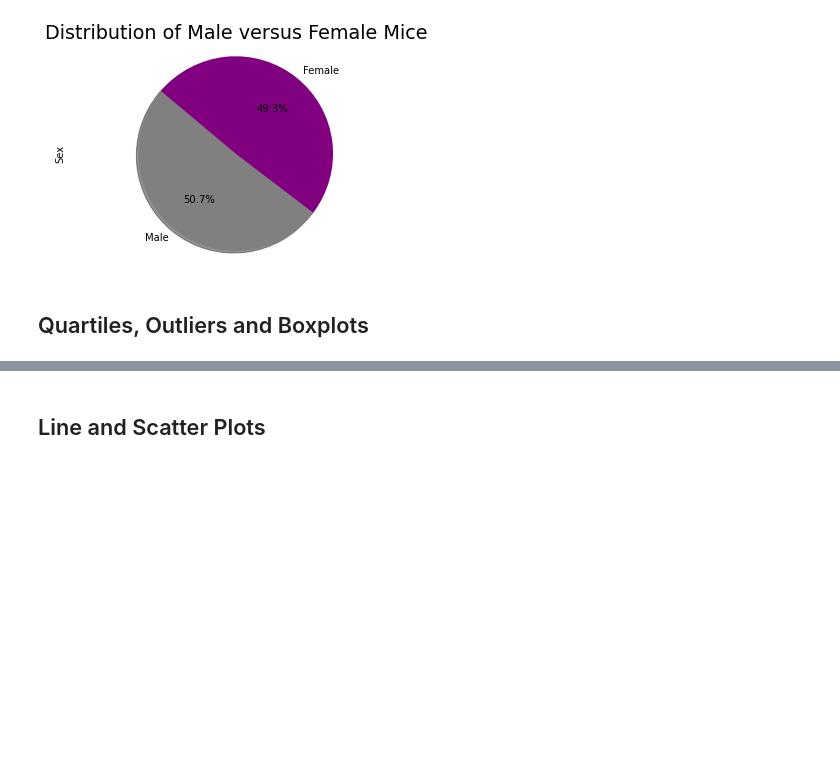
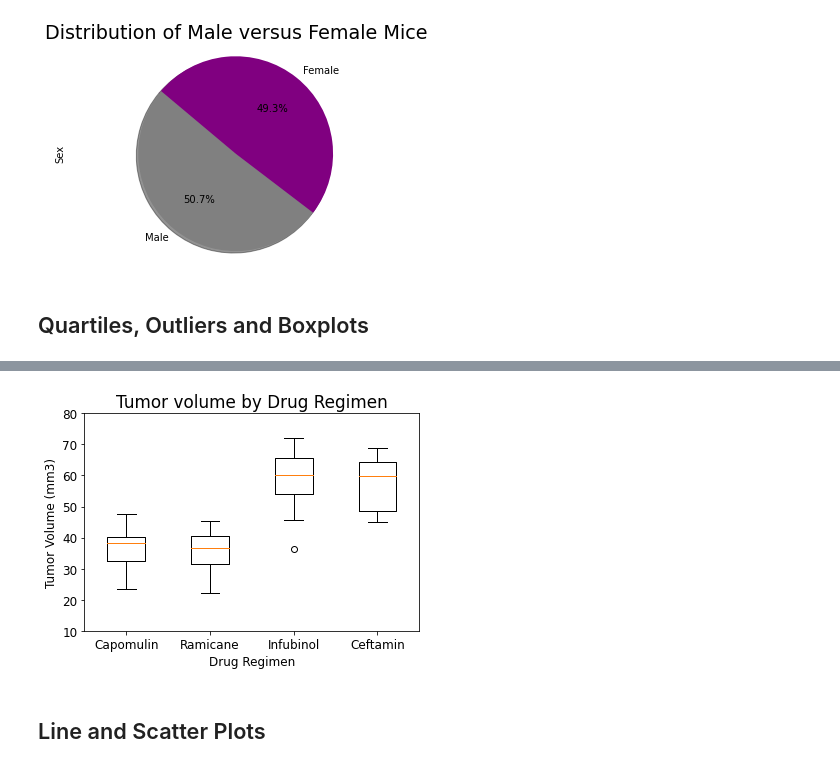
Before and after one commit to Steff-C/Matplotlib, a Jupyter notebook: Pymaceuticals/pymaceuticals_starter.ipynb, the cells around one changed output, grey strips where cells are left out. Cells and saved outputs as stored; diff of their text form; code cells hidden in the pictures; blank space fills up the shorter version.

Commit message:
add box whisker

```diff
--- a/Pymaceuticals/pymaceuticals_starter.ipynb
+++ b/Pymaceuticals/pymaceuticals_starter.ipynb
@@ -286,3 +286,15 @@ plt.show()
 [figure]
 # %% [markdown]
 ## Quartiles, Outliers and Boxplots
+# %%
+# Calculate the final tumor volume of each mouse across four of the treatment regimens:
+# Capomulin, Ramicane, Infubinol, and Ceftamin
+
+# Calculcate best regimen
+best_regimen = uniquemice_df[uniquemice_df ["Drug Regimen"].isin(["Capomulin", "Ramicane", "Infubinol", "Ceftamin"])]
+best_regimen = best_regimen.sort_values(["Timepoint"], ascending=True)
+best_regimen
+
+best_regimen_data = best_regimen[["Drug Regimen", "Mouse ID", "Timepoint", "Tumor Volume (mm3)"]]
+
+best_regimen_data
@@ -289 +315,32 @@ plt.show()
+# %%
+# Start by getting the last (greatest) timepoint for each mouse
+
+
+best_regimens_sort = best_regimen_data.groupby(['Drug Regimen', 'Mouse ID']).last()['Tumor Volume (mm3)']
+best_regimens_sort.head()
+
+best_regimen_df = best_regimens_sort.to_frame()
+best_regimen_df
+
+best_4 = ['Capomulin', 'Ramicane', 'Infubinol','Ceftamin']
+
+# Generate a box plot of the final tumor volume of each mouse across four regimens of interest
+best_df = best_regimen_df.reset_index()
+tumor_r = best_df.groupby('Drug Regimen')['Tumor Volume (mm3)'].apply(list)
+tumor_r_df = pd.DataFrame(tumor_r)
+tumor_r_df = tumor_r_df.reindex(best_4)
+tumor_vol = [vol for vol in tumor_r_df['Tumor Volume (mm3)']]
+
+plt.boxplot(tumor_vol, labels=best_4)
+plt.ylim(10, 80)
+
+plt.rcParams['font.size'] = 14
+plt.title("Tumor volume by Drug Regimen")
+plt.ylabel("Tumor Volume (mm3)")
+plt.xlabel("Drug Regimen")
+plt.savefig("Charts/BoxWhisker.png")
+
+plt.show()
+# %% [output]
+[figure, added]
 # %%
```
Also changed, not shown: parts of 2 cells of this notebook, 1 other file.
